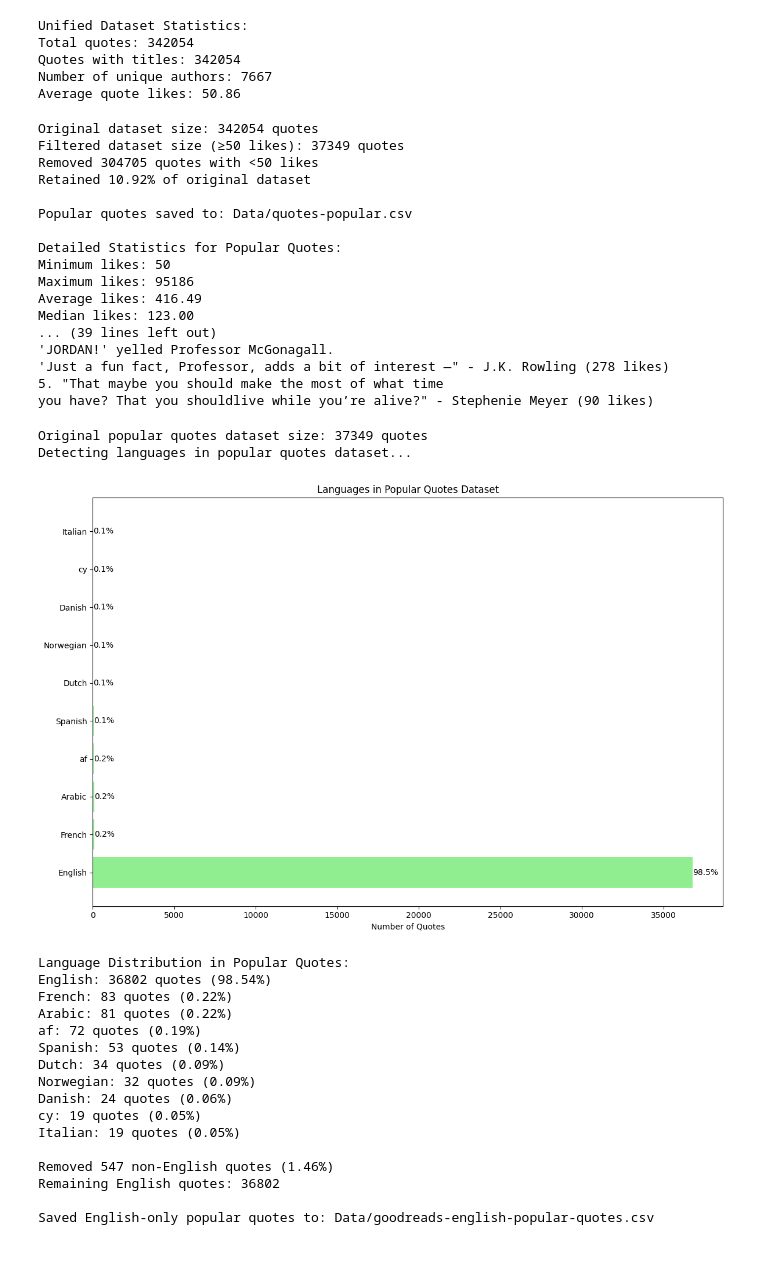
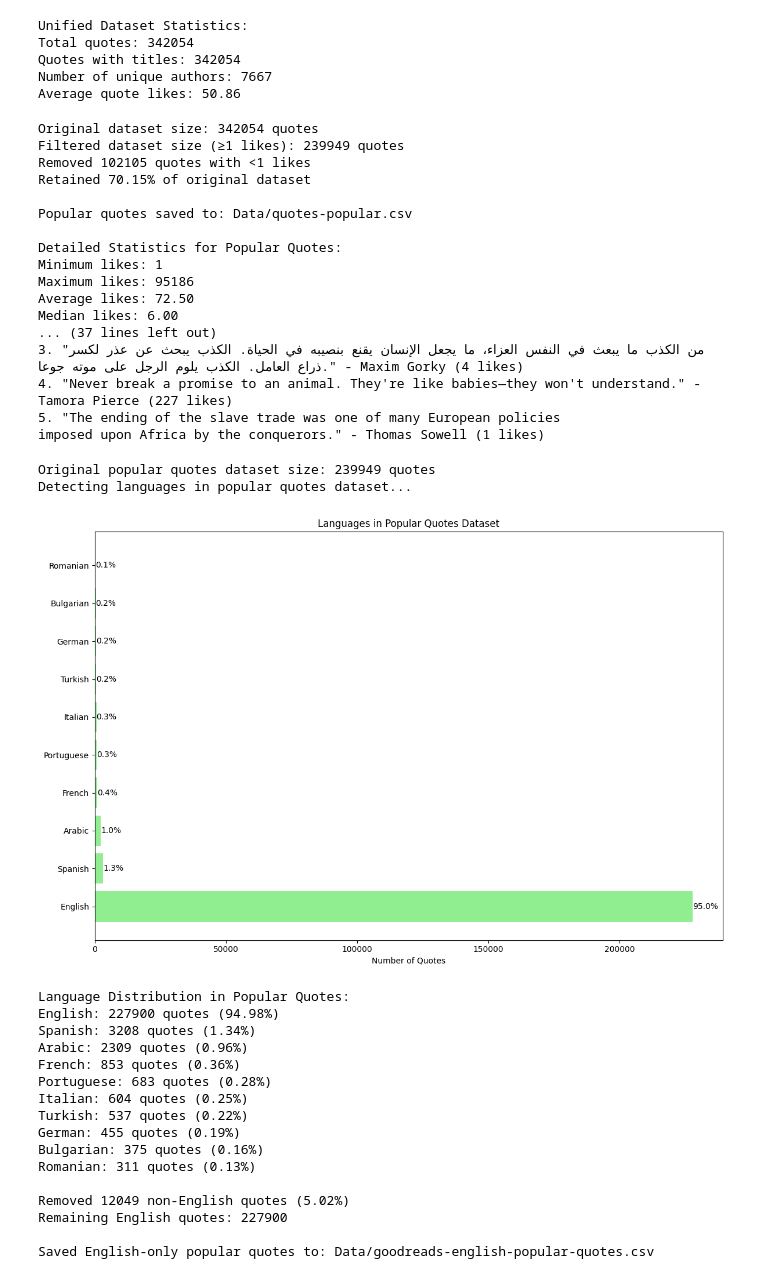
Before and after one commit to BerkeYazan/MasterThesis, a Jupyter notebook: Data Cleaning/goodreads_quotes_cleaning.ipynb, the cells around one changed output. Cells and saved outputs as stored; diff of their text form; code cells hidden in the pictures.

```diff
--- a/Data Cleaning/goodreads_quotes_cleaning.ipynb
+++ b/Data Cleaning/goodreads_quotes_cleaning.ipynb
@@ -355,16 +355,16 @@ Average quote likes: 50.86
 # %%
 # Code Cell 6: Filter quotes by popularity and generate statistics
 
-# Create a filtered dataset with quotes that have at least 50 likes
-df_popular_quotes = df_unified_deduped[df_unified_deduped['LIKES'] >= 50].copy()
+# Create a filtered dataset with quotes that have at least 1 likes
+df_popular_quotes = df_unified_deduped[df_unified_deduped['LIKES'] >= 1].copy()
 
 # Reset index for clean sequential indexing
 df_popular_quotes = df_popular_quotes.reset_index(drop=True)
 
 # Print basic comparison between original and filtered datasets
 print(f"Original dataset size: {len(df_unified_deduped)} quotes")
-print(f"Filtered dataset size (≥50 likes): {len(df_popular_quotes)} quotes")
-print(f"Removed {len(df_unified_deduped) - len(df_popular_quotes)} quotes with <50 likes")
+print(f"Filtered dataset size (≥1 likes): {len(df_popular_quotes)} quotes")
+print(f"Removed {len(df_unified_deduped) - len(df_popular_quotes)} quotes with <1 likes")
 print(f"Retained {len(df_popular_quotes)/len(df_unified_deduped)*100:.2f}% of original dataset")
 
 # Save the popular quotes to a new CSV file
@@ -434,22 +434,22 @@ for i, (_, row) in enumerate(sample_quotes.iterrows()):
     print(f"{i+1}. \"{row['QUOTE']}\" - {row['AUTHOR']} ({row['LIKES']} likes)")
 # %% [output]
 Original dataset size: 342054 quotes
-Filtered dataset size (≥50 likes): 37349 quotes
-Removed 304705 quotes with <50 likes
-Retained 10.92% of original dataset
+Filtered dataset size (≥1 likes): 239949 quotes
+Removed 102105 quotes with <1 likes
+Retained 70.15% of original dataset
 
 Popular quotes saved to: Data/quotes-popular.csv
 
 Detailed Statistics for Popular Quotes:
-Minimum likes: 50
+Minimum likes: 1
 Maximum likes: 95186
-Average likes: 416.49
-Median likes: 123.00
-... (39 lines left out)
-'JORDAN!' yelled Professor McGonagall.
-'Just a fun fact, Professor, adds a bit of interest —" - J.K. Rowling (278 likes)
-5. "That maybe you should make the most of what time
-you have? That you shouldlive while you’re alive?" - Stephenie Meyer (90 likes)
+Average likes: 72.50
+Median likes: 6.00
+... (37 lines left out)
+3. "من الكذب ما يبعث في النفس العزاء، ما يجعل اﻹنسان يقنع بنصيبه في الحياة. الكذب يبحث عن عذر لكسر ذراع العامل. الكذب يلوم الرجل على موته جوعا." - Maxim Gorky (4 likes)
+4. "Never break a promise to an animal. They're like babies—they won't understand." - Tamora Pierce (227 likes)
+5. "The ending of the slave trade was one of many European policies
+imposed upon Africa by the conquerors." - Thomas Sowell (1 likes)
 # %%
 # Code Cell 7: Analyze languages of popular quotes and filter to English-only
 
@@ -470,7 +470,7 @@ print(f"Original popular quotes dataset size: {len(df_popular)} quotes")
 
 # Language detection function with error handling
 def detect_language(text):
-    if not isinstance(text, str) or len(text.strip()) < 10:
+    if not isinstance(text, str) or len(text.strip()) < 4:
         return 'unknown'  # Too short to reliably detect
     try:
         return detect(text)
@@ -521,49 +521,49 @@ plt.xlabel('Number of Quotes')
 
 # Add percentage labels
 for i, v in enumerate(counts):
     plt.text(v + 5, i, f"{pcts[i]:.1f}%", va='center')
 
 plt.tight_layout()
 plt.show()
 
 # Print language distribution
 print("\nLanguage Distribution in Popular Quotes:")
 for lang, count, percentage in formatted_data:
     print(f"{lang}: {count} quotes ({percentage:.2f}%)")
 
 # Filter to keep only English quotes
 english_quotes = df_popular[df_popular['language'] == 'en'].copy()
 
 # Count removed quotes
 non_english_count = len(df_popular) - len(english_quotes)
 print(f"\nRemoved {non_english_count} non-English quotes ({non_english_count/len(df_popular)*100:.2f}%)")
 print(f"Remaining English quotes: {len(english_quotes)}")
 
 # Remove the language column before saving
 english_quotes = english_quotes.drop(columns=['language'])
 
 # Save the filtered dataset
 output_path = os.path.join(data_dir, 'goodreads-english-popular-quotes.csv')
 english_quotes.to_csv(output_path, index=False)
 print(f"\nSaved English-only popular quotes to: {output_path}")
 # %% [output]
-Original popular quotes dataset size: 37349 quotes
+Original popular quotes dataset size: 239949 quotes
 Detecting languages in popular quotes dataset...
-[figure, old version]
+[figure, new version]
 Language Distribution in Popular Quotes:
-English: 36802 quotes (98.54%)
-French: 83 quotes (0.22%)
-Arabic: 81 quotes (0.22%)
-af: 72 quotes (0.19%)
-Spanish: 53 quotes (0.14%)
-Dutch: 34 quotes (0.09%)
-Norwegian: 32 quotes (0.09%)
-Danish: 24 quotes (0.06%)
-cy: 19 quotes (0.05%)
-Italian: 19 quotes (0.05%)
+English: 227900 quotes (94.98%)
+Spanish: 3208 quotes (1.34%)
+Arabic: 2309 quotes (0.96%)
+French: 853 quotes (0.36%)
+Portuguese: 683 quotes (0.28%)
+Italian: 604 quotes (0.25%)
+Turkish: 537 quotes (0.22%)
+German: 455 quotes (0.19%)
+Bulgarian: 375 quotes (0.16%)
+Romanian: 311 quotes (0.13%)
 
-Removed 547 non-English quotes (1.46%)
-Remaining English quotes: 36802
+Removed 12049 non-English quotes (5.02%)
+Remaining English quotes: 227900
 
 Saved English-only popular quotes to: Data/goodreads-english-popular-quotes.csv
 # %%
```
Also changed, not shown: parts of 1 cell of this notebook, 8 other files.
